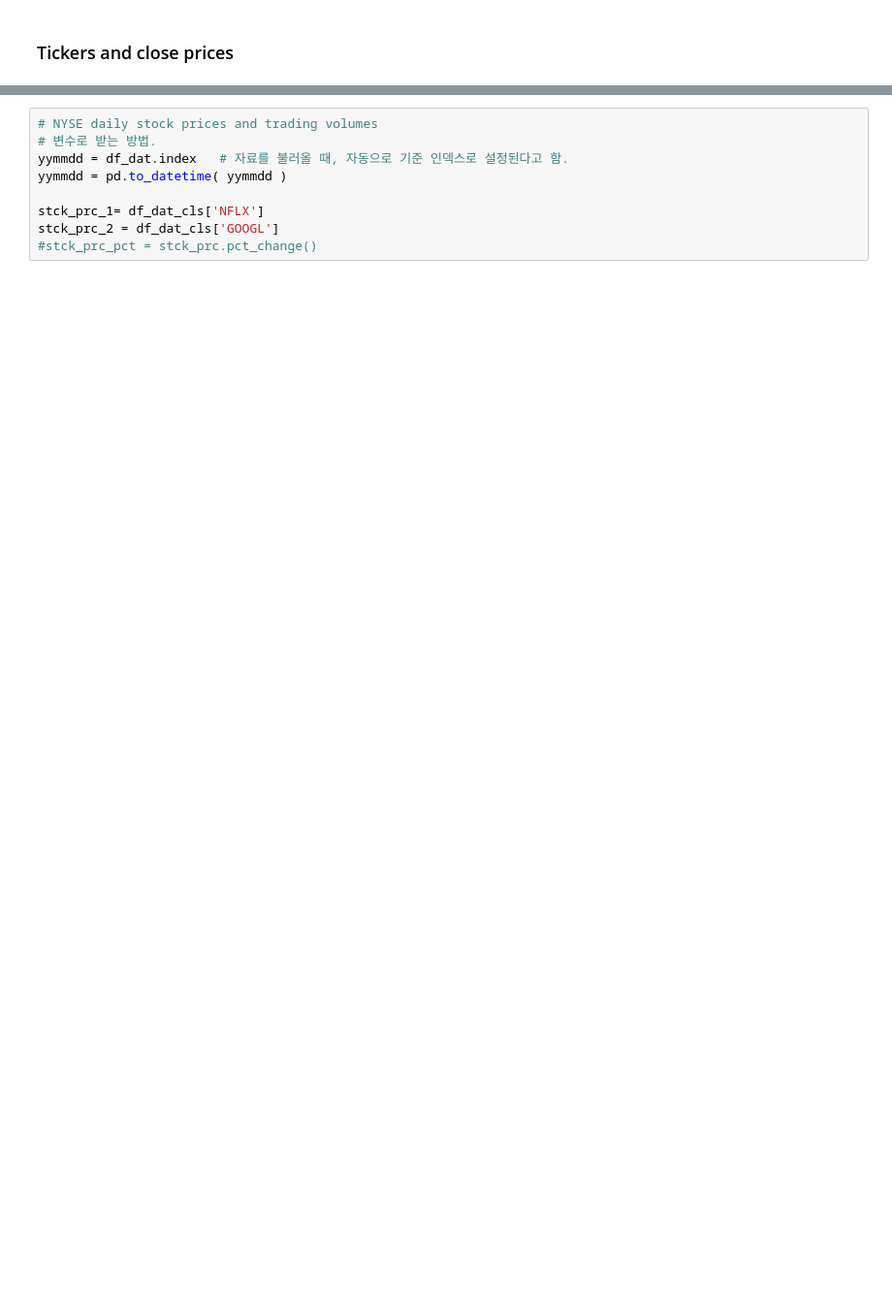
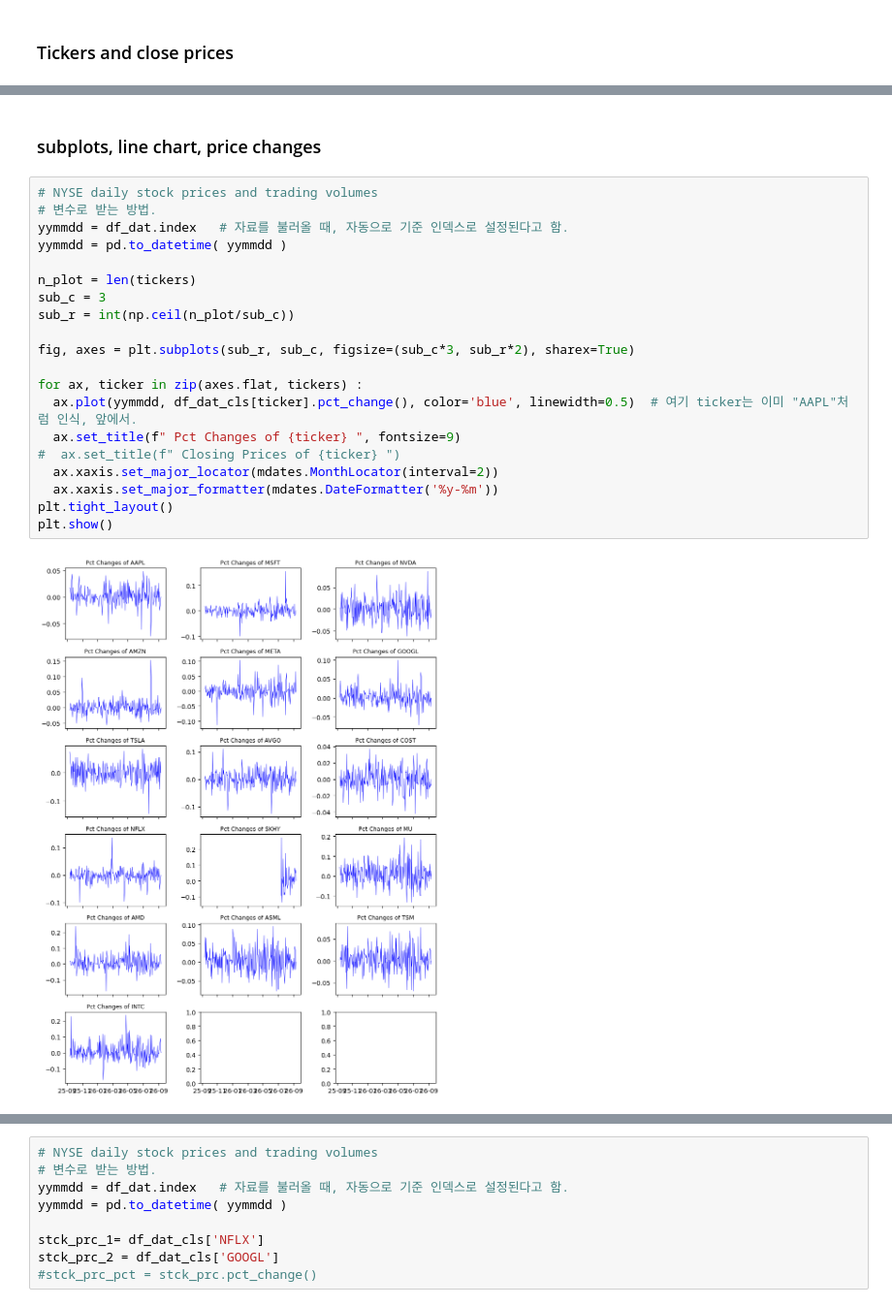
Before and after one commit to bahn28/salad, a Jupyter notebook: az_nyse_001.ipynb, the cells around one changed output, grey strips where cells are left out. Shown at 97% size. Drawn from its saved outputs; the diff is of its cells as text; blank space fills up the shorter version.

```diff
--- a/az_nyse_001.ipynb
+++ b/az_nyse_001.ipynb
@@ -128,2 +128,26 @@ memory usage: 158.8 KB
 251 rows × 16 columns
+# %% [markdown]
+### subplots, line chart, price changes
+# %%
+# NYSE daily stock prices and trading volumes
+# 변수로 받는 방법.
+yymmdd = df_dat.index   # 자료를 불러올 때, 자동으로 기준 인덱스로 설정된다고 함.
+yymmdd = pd.to_datetime( yymmdd )
+
+n_plot = len(tickers)
+sub_c = 3
+sub_r = int(np.ceil(n_plot/sub_c))
+
+fig, axes = plt.subplots(sub_r, sub_c, figsize=(sub_c*3, sub_r*2), sharex=True)
+
+for ax, ticker in zip(axes.flat, tickers) :
+  ax.plot(yymmdd, df_dat_cls[ticker].pct_change(), color='blue', linewidth=0.5)  # 여기 ticker는 이미 "AAPL"처럼 인식, 앞에서.
+  ax.set_title(f" Pct Changes of {ticker} ", fontsize=9)
+#  ax.set_title(f" Closing Prices of {ticker} ")
+  ax.xaxis.set_major_locator(mdates.MonthLocator(interval=2))
+  ax.xaxis.set_major_formatter(mdates.DateFormatter('%y-%m'))
+plt.tight_layout()
+plt.show()
+# %% [output]
+[figure, added]
 # %% [markdown]
```
Also changed, not shown: parts of 10 cells of this notebook.
